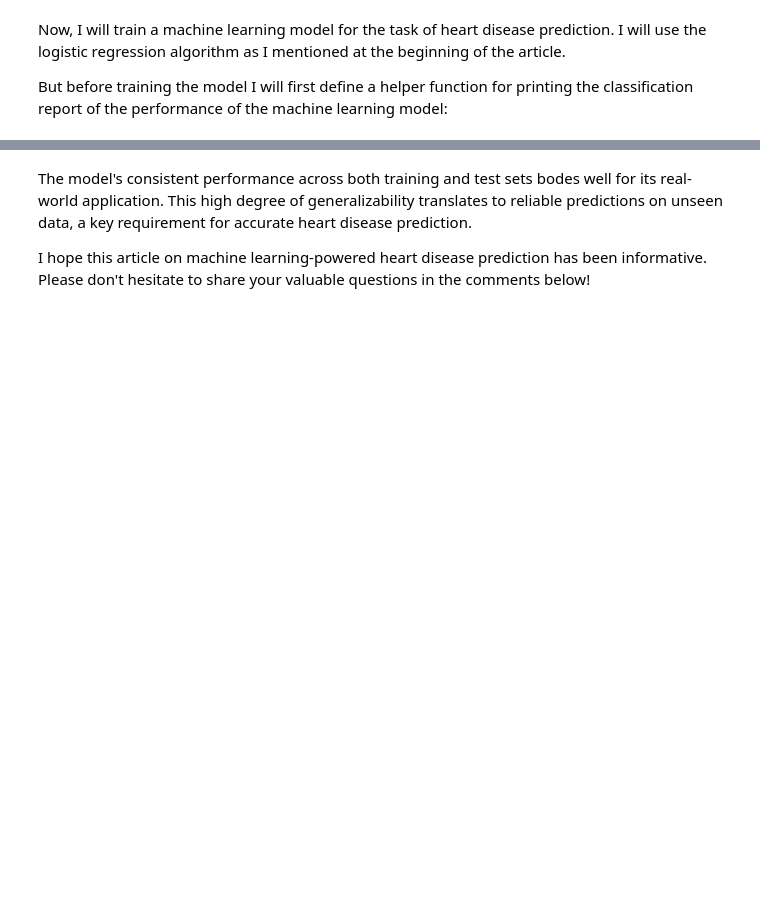
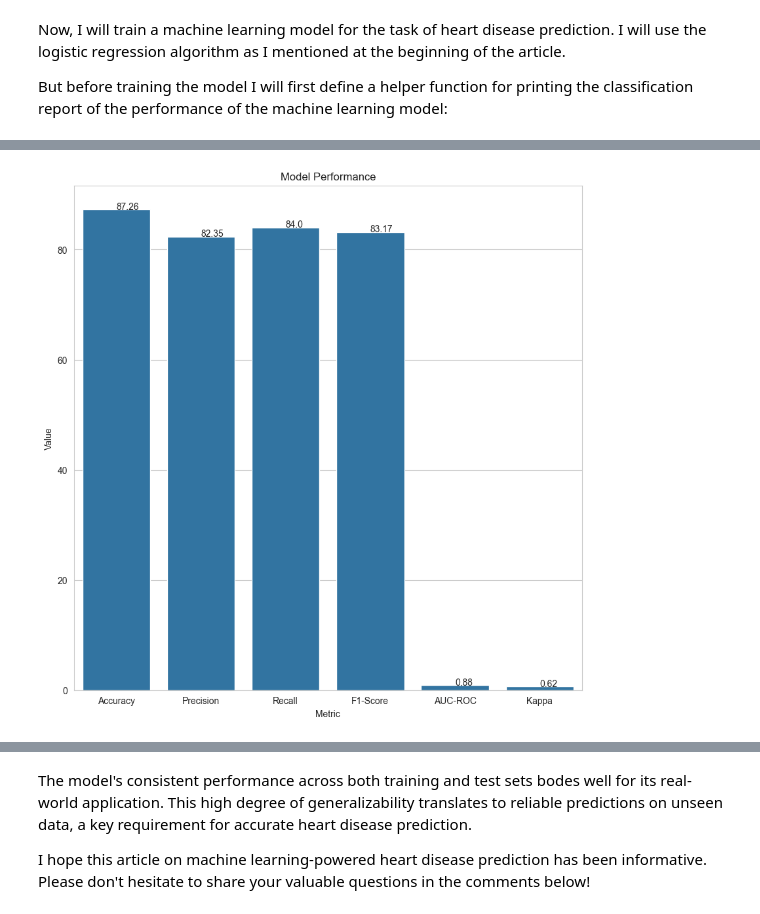
Before and after one commit to nandodevs/heart_disease_prediction, a Jupyter notebook: src/notebooks/modeling.ipynb, the cells around one changed output, grey strips where cells are left out. Cells and saved outputs as stored; diff of their text form; code cells hidden in the pictures; blank space fills up the shorter version.

```diff
--- a/src/notebooks/modeling.ipynb
+++ b/src/notebooks/modeling.ipynb
@@ -88,0 +91,35 @@ results_df
+# %%
+# Calculate metrics
+from sklearn.metrics import precision_score, recall_score
+
+
+train_accuracy = accuracy_score(y_train, lr_clf.predict(X_train)) * 100
+test_accuracy = accuracy_score(y_test, lr_clf.predict(X_test)) * 100
+precision = precision_score(y_test, lr_clf.predict(X_test)) * 100
+recall = recall_score(y_test, lr_clf.predict(X_test)) * 100
+f1_score = f1_score(y_test, lr_clf.predict(X_test)) * 100
+roc_auc = roc_auc_score(y_test, lr_clf.predict_proba(X_test)[:, 1])
+kappa = cohen_kappa_score(y_test, lr_clf.predict(X_test))
+
+# Create dataframe
+metrics = pd.DataFrame({
+    "Metric": ["Accuracy", "Precision", "Recall", "F1-Score", "AUC-ROC", "Kappa"],
+    "Value": [train_accuracy, precision, recall, f1_score, roc_auc, kappa]
+})
+
+# Plot
+fig, ax = plt.subplots(figsize=(10, 10))
+sns.barplot(x="Metric", y="Value", data=metrics)
+
+# Two decimals values
+def round_to_two_decimals(x):
+    return round(x, 2)
+
+# Add annotations
+for i in range(len(metrics)):
+    ax.annotate(round_to_two_decimals(metrics["Value"][i]), (ax.get_xticks()[i], metrics["Value"][i]))
+
+ax.set_title("Model Performance")
+plt.show()
+# %% [output]
+[figure, added]
```
Also changed, not shown: parts of 21 cells of this notebook.
